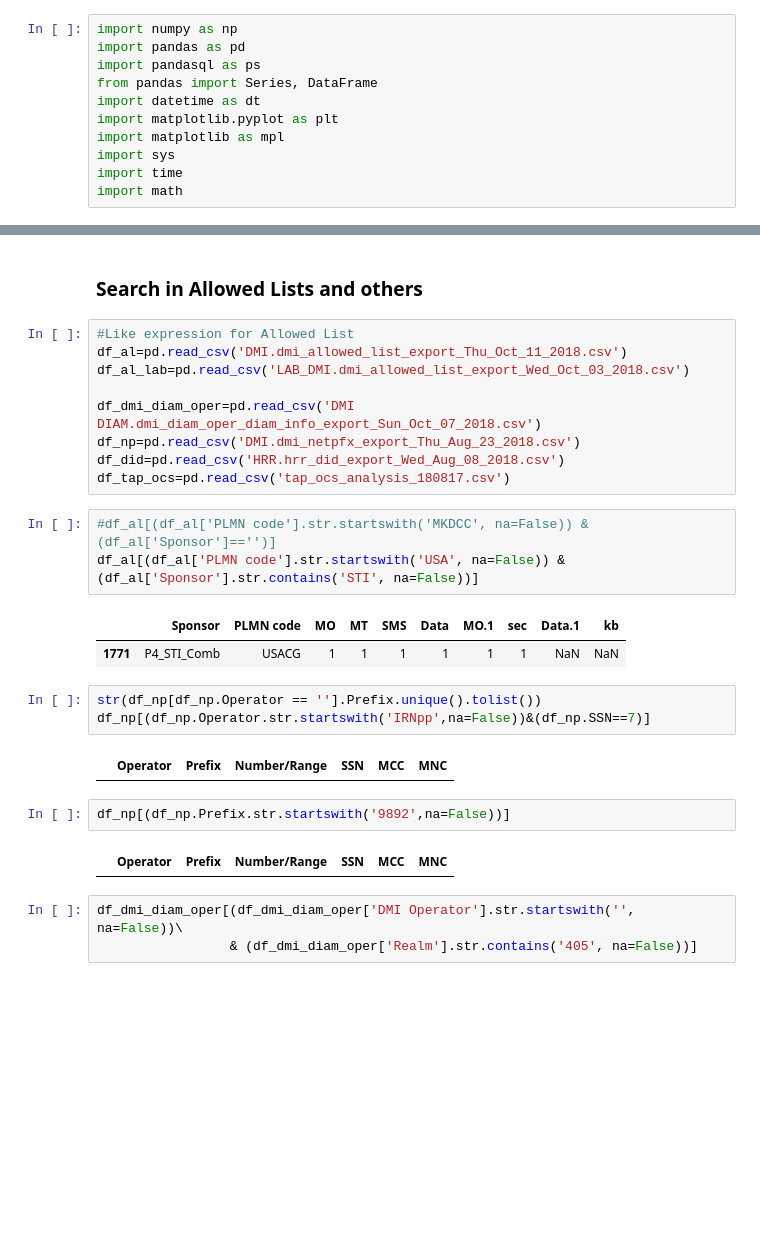
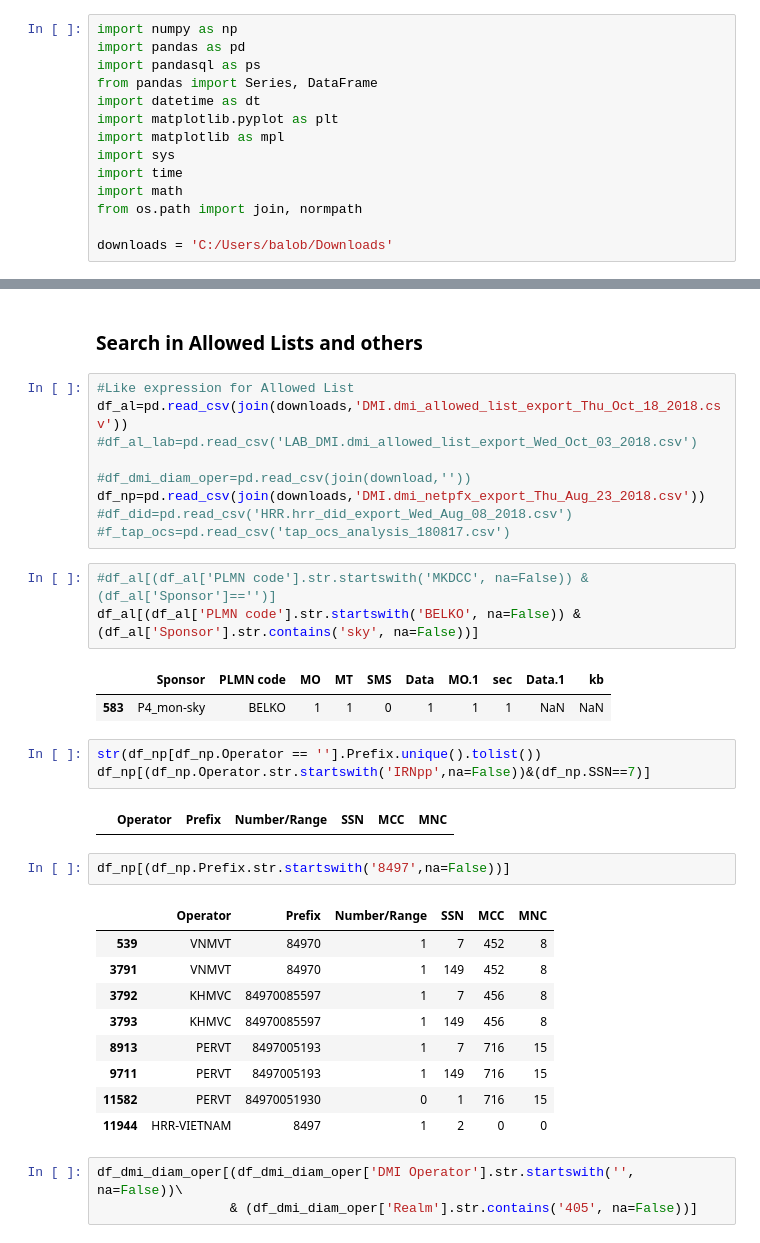
Before and after one commit to balobinp/RB_BD, a Jupyter notebook: RB_Desctop_Python3.ipynb, the cells around one changed output, grey strips where cells are left out. Saved outputs shown, nothing was run; the diff lists cells and outputs as text; blank space fills up the shorter version.

```diff
--- a/RB_Desctop_Python3.ipynb
+++ b/RB_Desctop_Python3.ipynb
@@ -28,3 +28,6 @@ import matplotlib as mpl
 import sys
 import time
 import math
+from os.path import join, normpath
+
+downloads = 'C:/Users/balob/Downloads'
@@ -227,28 +235,36 @@ df['data1_mean']=df.groupby('key1')['data1'].transform(np.max)
 ### Search in Allowed Lists and others
 # %%
 #Like expression for Allowed List
-df_al=pd.read_csv('DMI.dmi_allowed_list_export_Thu_Oct_11_2018.csv')
-df_al_lab=pd.read_csv('LAB_DMI.dmi_allowed_list_export_Wed_Oct_03_2018.csv')
+df_al=pd.read_csv(join(downloads,'DMI.dmi_allowed_list_export_Thu_Oct_18_2018.csv'))
+#df_al_lab=pd.read_csv('LAB_DMI.dmi_allowed_list_export_Wed_Oct_03_2018.csv')
 
-df_dmi_diam_oper=pd.read_csv('DMI DIAM.dmi_diam_oper_diam_info_export_Sun_Oct_07_2018.csv')
-df_np=pd.read_csv('DMI.dmi_netpfx_export_Thu_Aug_23_2018.csv')
-df_did=pd.read_csv('HRR.hrr_did_export_Wed_Aug_08_2018.csv')
-df_tap_ocs=pd.read_csv('tap_ocs_analysis_180817.csv')
+#df_dmi_diam_oper=pd.read_csv(join(download,''))
+df_np=pd.read_csv(join(downloads,'DMI.dmi_netpfx_export_Thu_Aug_23_2018.csv'))
+#df_did=pd.read_csv('HRR.hrr_did_export_Wed_Aug_08_2018.csv')
+#f_tap_ocs=pd.read_csv('tap_ocs_analysis_180817.csv')
 # %%
 #df_al[(df_al['PLMN code'].str.startswith('MKDCC', na=False)) & (df_al['Sponsor']=='')]
-df_al[(df_al['PLMN code'].str.startswith('USA', na=False)) & (df_al['Sponsor'].str.contains('STI', na=False))]
+df_al[(df_al['PLMN code'].str.startswith('BELKO', na=False)) & (df_al['Sponsor'].str.contains('sky', na=False))]
 # %% [output]
 |  | Sponsor | PLMN code | MO | MT | SMS | Data | MO.1 | sec | Data.1 | kb |
-| 1771 | P4_STI_Comb | USACG | 1 | 1 | 1 | 1 | 1 | 1 | NaN | NaN |
+| 583 | P4_mon-sky | BELKO | 1 | 1 | 0 | 1 | 1 | 1 | NaN | NaN |
 # %%
 str(df_np[df_np.Operator == ''].Prefix.unique().tolist())
 df_np[(df_np.Operator.str.startswith('IRNpp',na=False))&(df_np.SSN==7)]
 # %% [output]
 |  | Operator | Prefix | Number/Range | SSN | MCC | MNC |
 # %%
-df_np[(df_np.Prefix.str.startswith('9892',na=False))]
+df_np[(df_np.Prefix.str.startswith('8497',na=False))]
 # %% [output]
 |  | Operator | Prefix | Number/Range | SSN | MCC | MNC |
+| 539 | VNMVT | 84970 | 1 | 7 | 452 | 8 |
+| 3791 | VNMVT | 84970 | 1 | 149 | 452 | 8 |
+| 3792 | KHMVC | 84970085597 | 1 | 7 | 456 | 8 |
+| 3793 | KHMVC | 84970085597 | 1 | 149 | 456 | 8 |
+| 8913 | PERVT | 8497005193 | 1 | 7 | 716 | 15 |
+| 9711 | PERVT | 8497005193 | 1 | 149 | 716 | 15 |
+| 11582 | PERVT | 84970051930 | 0 | 1 | 716 | 15 |
+| 11944 | HRR-VIETNAM | 8497 | 1 | 2 | 0 | 0 |
 # %%
 df_dmi_diam_oper[(df_dmi_diam_oper['DMI Operator'].str.startswith('', na=False))\
                  & (df_dmi_diam_oper['Realm'].str.contains('405', na=False))]
```
Also changed, not shown: parts of 9 cells of this notebook.
